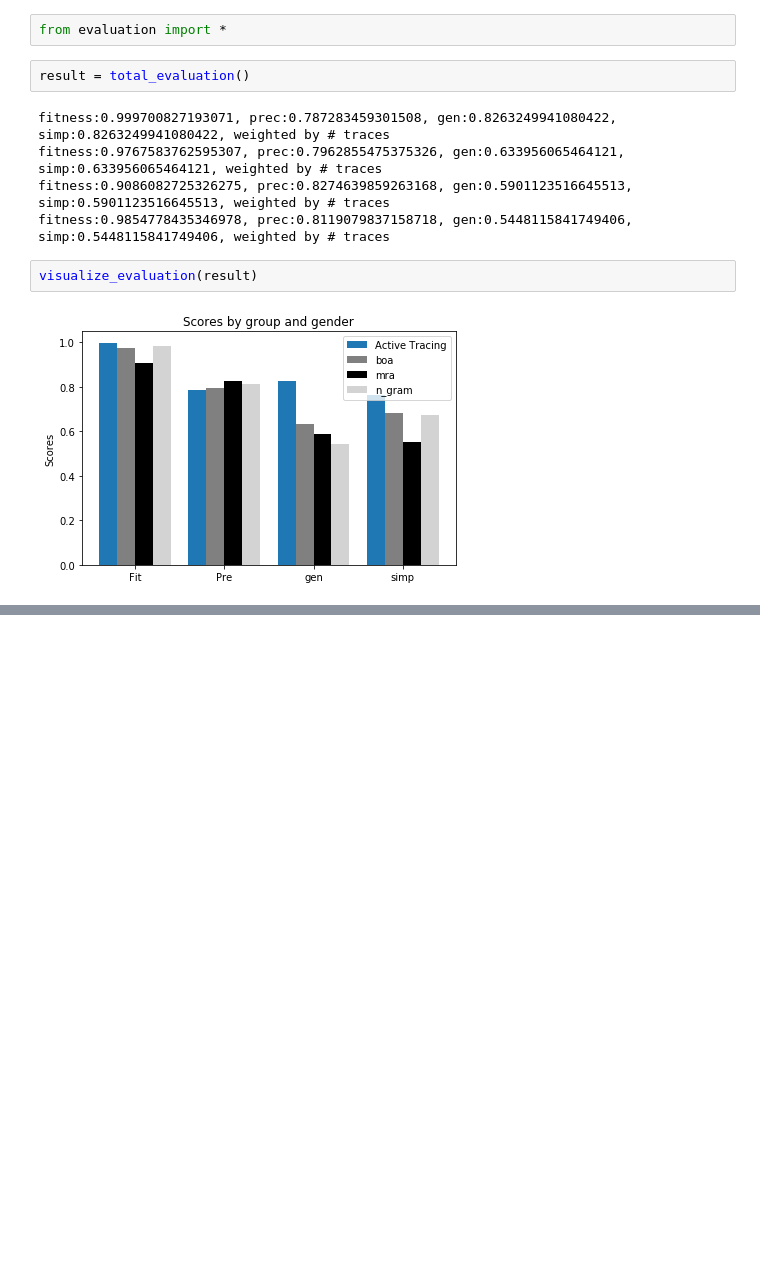
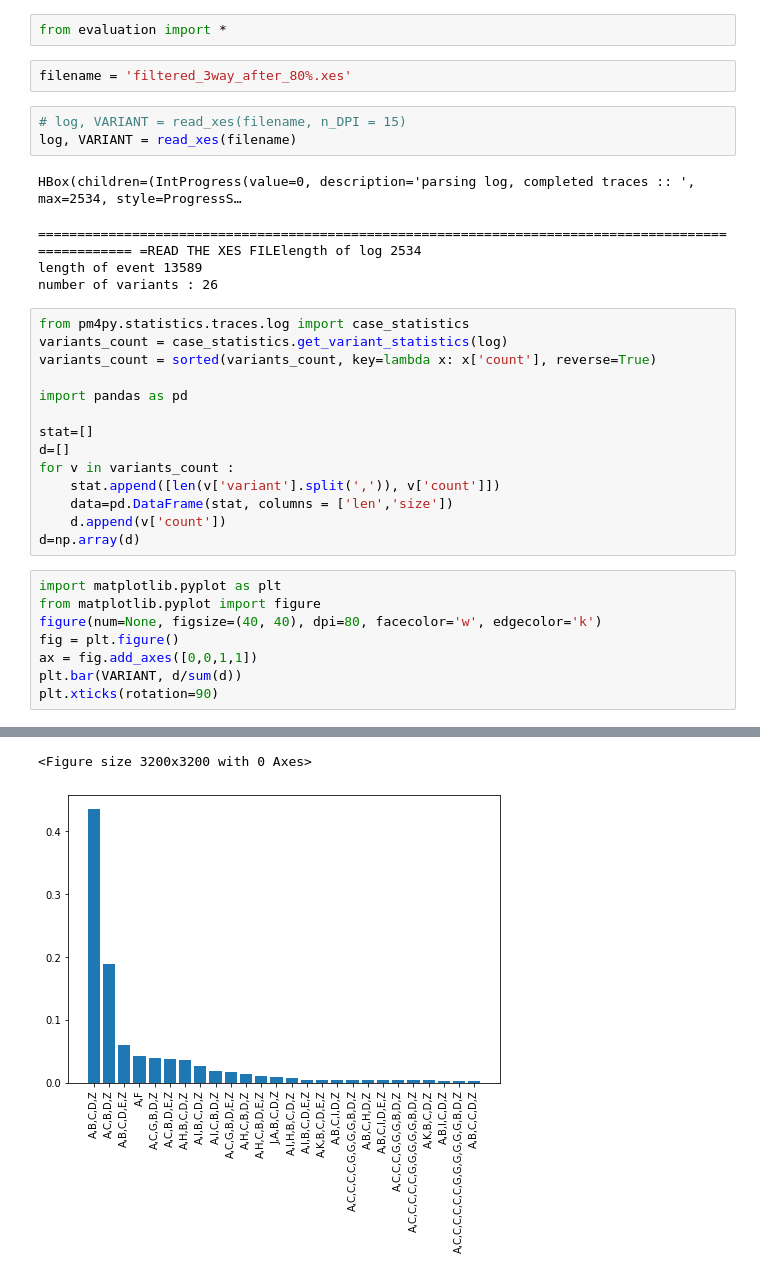
Before and after one commit to bbk0529/seminar_ML_application, a Jupyter notebook: Evaluation.ipynb, the cells around one changed output, grey strips where cells are left out. Drawn from its saved outputs; the diff is of its cells as text; blank space fills up the shorter version.

```diff
--- a/Evaluation.ipynb
+++ b/Evaluation.ipynb
@@ -1,13 +1,35 @@
 # %%
 from evaluation import *
-# %%
-result = total_evaluation()
-# %% [output]
-fitness:0.999700827193071, prec:0.787283459301508, gen:0.8263249941080422, simp:0.8263249941080422, weighted by # traces
-fitness:0.9767583762595307, prec:0.7962855475375326, gen:0.633956065464121, simp:0.633956065464121, weighted by # traces
-fitness:0.9086082725326275, prec:0.8274639859263168, gen:0.5901123516645513, simp:0.5901123516645513, weighted by # traces
-fitness:0.9854778435346978, prec:0.8119079837158718, gen:0.5448115841749406, simp:0.5448115841749406, weighted by # traces
-# %%
-visualize_evaluation(result)
-# %% [output]
-[figure, removed]
+# %%
+filename = 'filtered_3way_after_80%.xes'
+# %%
+# log, VARIANT = read_xes(filename, n_DPI = 15)
+log, VARIANT = read_xes(filename)
+# %% [output]
+HBox(children=(IntProgress(value=0, description='parsing log, completed traces :: ', max=2534, style=ProgressS…
+==================================================================================================== =READ THE XES FILElength of log 2534
+length of event 13589
+number of variants : 26
+# %%
+from pm4py.statistics.traces.log import case_statistics
+variants_count = case_statistics.get_variant_statistics(log)
+variants_count = sorted(variants_count, key=lambda x: x['count'], reverse=True)
+
+import pandas as pd
+
+stat=[]
+d=[]
+for v in variants_count :
+    stat.append([len(v['variant'].split(',')), v['count']])
+    data=pd.DataFrame(stat, columns = ['len','size'])
+    d.append(v['count'])
+d=np.array(d)
+# %%
+import matplotlib.pyplot as plt
+from matplotlib.pyplot import figure
+figure(num=None, figsize=(40, 40), dpi=80, facecolor='w', edgecolor='k')
+fig = plt.figure()
+ax = fig.add_axes([0,0,1,1])
+plt.bar(VARIANT, d/sum(d))
+plt.xticks(rotation=90)
+# %% [output]
@@ -13,0 +53,2 @@ visualize_evaluation(result)
+<Figure size 3200x3200 with 0 Axes>
+[figure, added]
```
Also changed, not shown: parts of 5 cells of this notebook, 6 other files.
